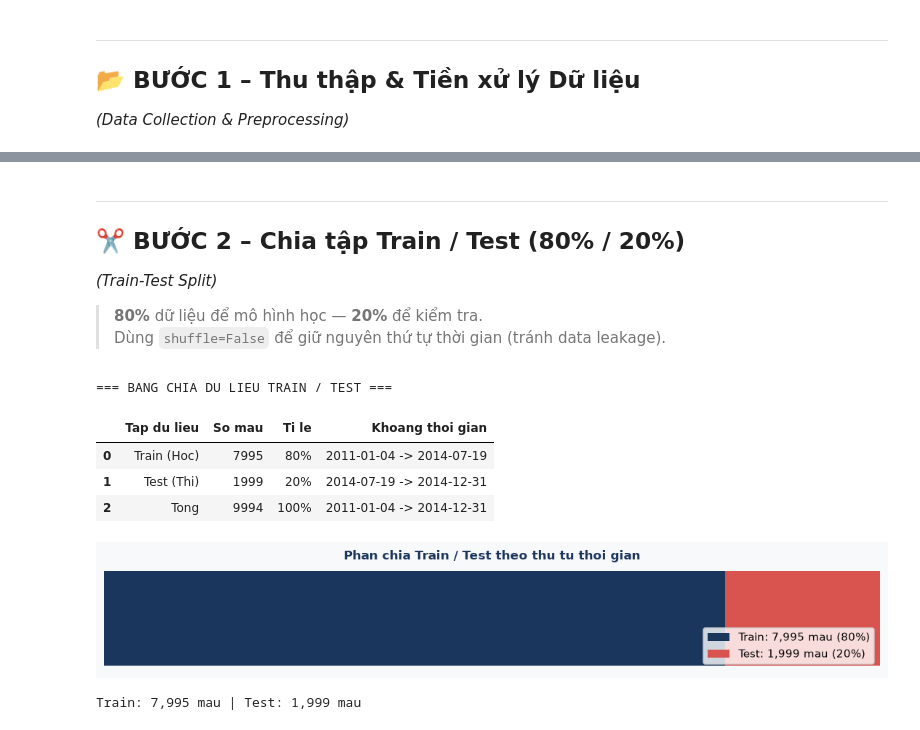
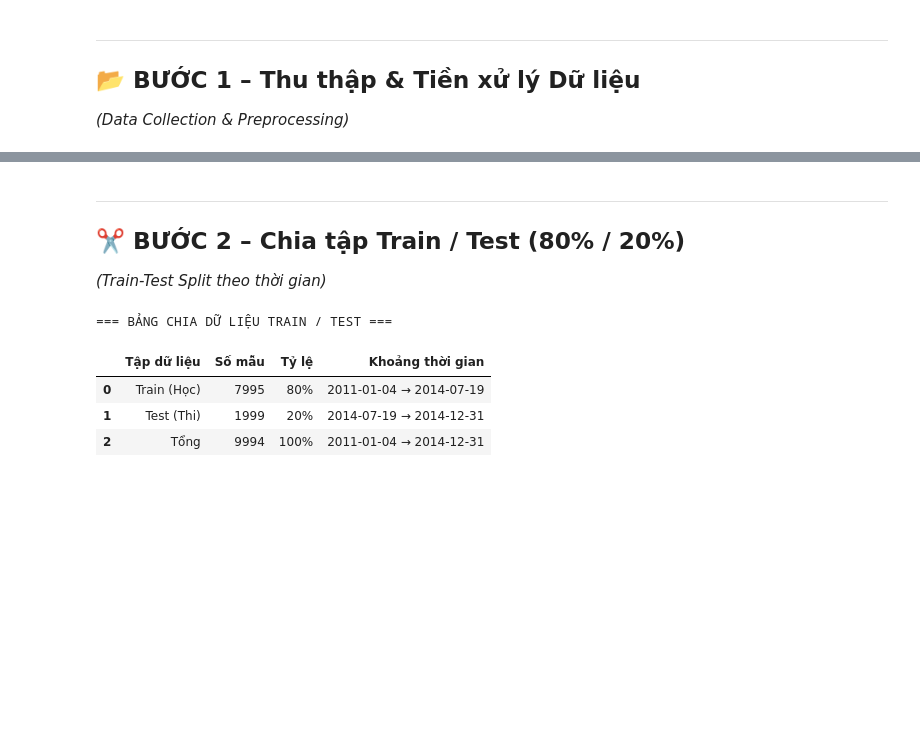
Before and after one commit to TuIT-198/Module4_KADA-, a Jupyter notebook: notebooks/profit_forecast_notebook.ipynb, the cells around one changed output, grey strips where cells are left out. Saved outputs shown, nothing was run; the diff lists cells and outputs as text; code cells hidden in the pictures; blank space fills up the shorter version.

```diff
--- a/notebooks/profit_forecast_notebook.ipynb
+++ b/notebooks/profit_forecast_notebook.ipynb
@@ -114,39 +111,28 @@ display(pd.DataFrame({
 # %% [markdown]
 ---
 ## ✂️ BƯỚC 2 – Chia tập Train / Test (80% / 20%)
-*(Train-Test Split)*
-
-> **80%** dữ liệu để mô hình học — **20%** để kiểm tra.
-> Dùng `shuffle=False` để giữ nguyên thứ tự thời gian (tránh data leakage).
+*(Train-Test Split theo thời gian)*
 # %%
-X_train, X_test, y_train, y_test = train_test_split(X, y, test_size=0.2, shuffle=False)
+# Chia 80% Train, 20% Test (không shuffle để giữ dòng thời gian)
+X_train_trans, X_test_trans, y_train, y_test = train_test_split(
+    X_trans, y, test_size=0.2, shuffle=False
+)
 
 split_df = pd.DataFrame({
-    'Tap du lieu'     : ['Train (Hoc)', 'Test (Thi)', 'Tong'],
-    'So mau'          : [len(X_train), len(X_test), len(X)],
-    'Ti le'           : ['80%', '20%', '100%'],
-    'Khoang thoi gian': [
-        f"{df['Order Date'].iloc[0].date()} -> {df['Order Date'].iloc[len(X_train)-1].date()}",
-        f"{df['Order Date'].iloc[len(X_train)].date()} -> {df['Order Date'].iloc[-1].date()}",
-        f"{df['Order Date'].iloc[0].date()} -> {df['Order Date'].iloc[-1].date()}"
+    'Tập dữ liệu'     : ['Train (Học)', 'Test (Thi)', 'Tổng'],
+    'Số mẫu'          : [len(y_train), len(y_test), len(y)],
+    'Tỷ lệ'           : ['80%', '20%', '100%'],
+    'Khoảng thời gian': [
+        f"{df['Order Date'].iloc[0].date()} → {df['Order Date'].iloc[len(y_train)-1].date()}",
+        f"{df['Order Date'].iloc[len(y_train)].date()} → {df['Order Date'].iloc[-1].date()}",
+        f"{df['Order Date'].iloc[0].date()} → {df['Order Date'].iloc[-1].date()}"
     ]
 })
-print("=== BANG CHIA DU LIEU TRAIN / TEST ===")
+print("=== BẢNG CHIA DỮ LIỆU TRAIN / TEST ===")
 display(split_df)
-
-fig, ax = plt.subplots(figsize=(10, 1.8), facecolor='#f8f9fa')
-ax.barh(0, len(X_train), color=PALETTE['navy'], height=0.5, label=f'Train: {len(X_train):,} mau (80%)')
-ax.barh(0, len(X_test),  left=len(X_train), color=PALETTE['red'], height=0.5, label=f'Test: {len(X_test):,} mau (20%)')
-ax.set_xlim(0, len(X)); ax.axis('off')
-ax.legend(loc='lower right', fontsize=10)
-ax.set_title('Phan chia Train / Test theo thu tu thoi gian', fontweight='bold', fontsize=11, color=PALETTE['navy'])
-plt.tight_layout(); plt.show()
-print(f"Train: {len(X_train):,} mau | Test: {len(X_test):,} mau")
 # %% [output]
-=== BANG CHIA DU LIEU TRAIN / TEST ===
+=== BẢNG CHIA DỮ LIỆU TRAIN / TEST ===
-|  | Tap du lieu | So mau | Ti le | Khoang thoi gian |
-| 0 | Train (Hoc) | 7995 | 80% | 2011-01-04 -> 2014-07-19 |
-| 1 | Test (Thi) | 1999 | 20% | 2014-07-19 -> 2014-12-31 |
-| 2 | Tong | 9994 | 100% | 2011-01-04 -> 2014-12-31 |
+|  | Tập dữ liệu | Số mẫu | Tỷ lệ | Khoảng thời gian |
+| 0 | Train (Học) | 7995 | 80% | 2011-01-04 → 2014-07-19 |
+| 1 | Test (Thi) | 1999 | 20% | 2014-07-19 → 2014-12-31 |
+| 2 | Tổng | 9994 | 100% | 2011-01-04 → 2014-12-31 |
-[figure, removed]
-Train: 7,995 mau | Test: 1,999 mau
```
Also changed, not shown: parts of 27 cells of this notebook.
